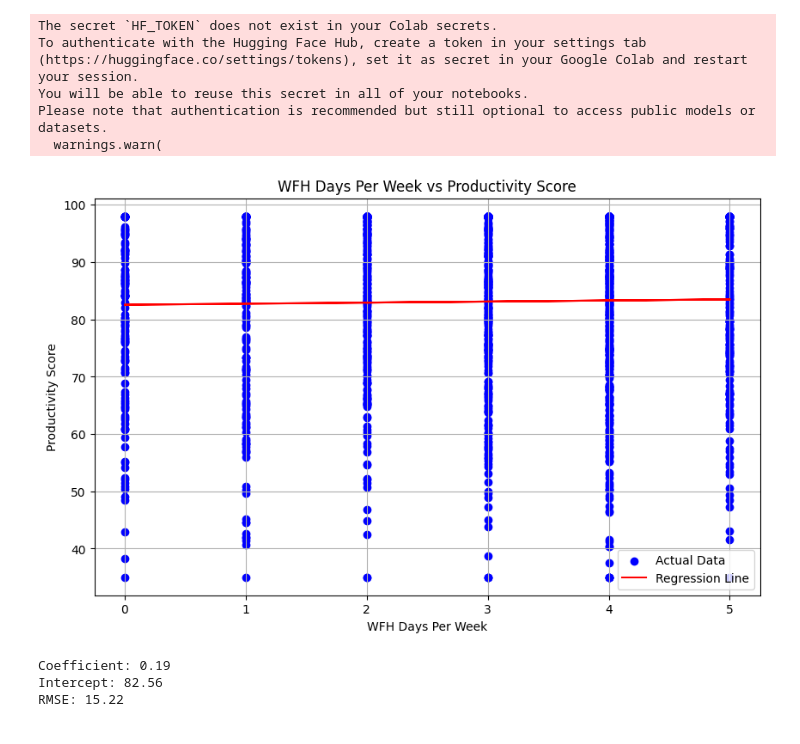
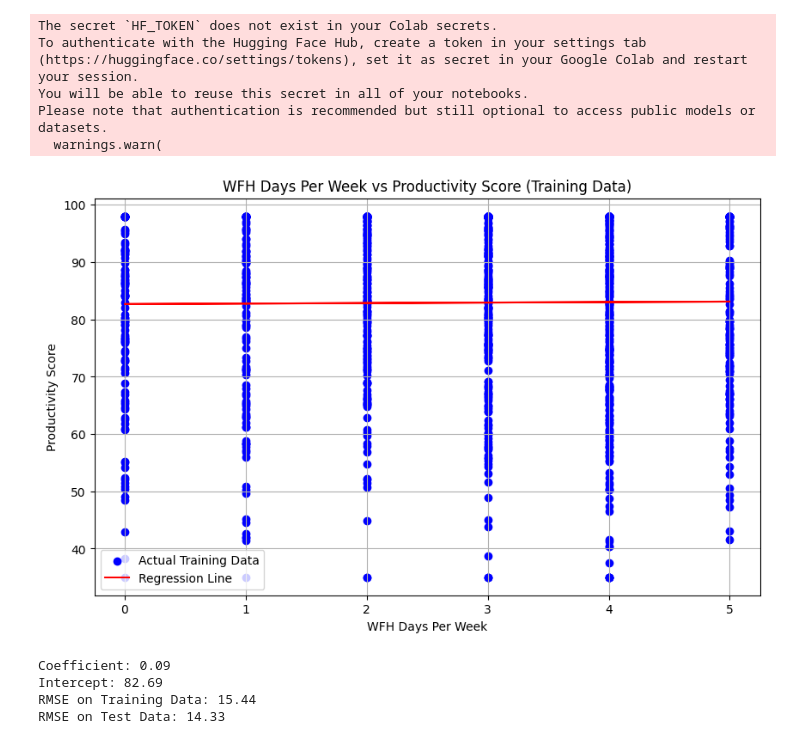
Before and after one commit to CS133-DataVisualization/term-project-couch-potatoes-group-5, a Jupyter notebook: linear_regression.ipynb, the cells around one changed output. Saved outputs shown, nothing was run; the diff lists cells and outputs as text; code cells hidden in the pictures.

```diff
--- a/linear_regression.ipynb
+++ b/linear_regression.ipynb
@@ -2,8 +2,14 @@
 import pandas as pd
 import seaborn as sns
 import matplotlib.pyplot as plt
+from sklearn.model_selection import train_test_split
 
 og_df = pd.read_csv("hf://datasets/nprak26/remote-worker-productivity/remote_work_productivity.csv")
+
+X_data = og_df[['WFH_Days_Per_Week']]
+y_data = og_df['Productivity_Score']
+
+X_train, X_test, y_train, y_test = train_test_split(X_data, y_data, test_size=0.2, random_state=42)
 # %% [output]
 The secret `HF_TOKEN` does not exist in your Colab secrets.
 To authenticate with the Hugging Face Hub, create a token in your settings tab (https://huggingface.co/settings/tokens), set it as secret in your Google Colab and restart your session.
@@ -13,36 +19,46 @@ Please note that authentication is recommended but still optional to access publ
 # %%
 import numpy as np
 from sklearn.linear_model import LinearRegression
 import matplotlib.pyplot as plt
 from sklearn.metrics import mean_squared_error
 
-X = og_df['WFH_Days_Per_Week'].values.reshape(-1, 1)
-y = og_df['Productivity_Score'].values
+X_train_reshaped = X_train.values.reshape(-1, 1)
+y_train_values = y_train.values
 
 model = LinearRegression()
 
-model.fit(X, y)
+model.fit(X_train_reshaped, y_train_values)
 
-y_pred = model.predict(X)
+y_pred_train = model.predict(X_train_reshaped)
 
 plt.figure(figsize=(10, 6))
-plt.scatter(X, y, color='blue', label='Actual Data')
-plt.plot(X, y_pred, color='red', label='Regression Line')
-plt.title('WFH Days Per Week vs Productivity Score')
+plt.scatter(X_train_reshaped, y_train_values, color='blue', label='Actual Training Data')
+plt.plot(X_train_reshaped, y_pred_train, color='red', label='Regression Line')
+plt.title('WFH Days Per Week vs Productivity Score (Training Data)')
 plt.xlabel('WFH Days Per Week')
 plt.ylabel('Productivity Score')
 plt.legend()
 plt.grid(True)
 plt.show()
 
 print(f"Coefficient: {model.coef_[0]:.2f}")
 print(f"Intercept: {model.intercept_:.2f}")
 
-mse = mean_squared_error(y, y_pred)
-rmse = np.sqrt(mse)
-print(f"RMSE: {rmse:.2f}")
+mse_train = mean_squared_error(y_train_values, y_pred_train)
+rmse_train = np.sqrt(mse_train)
+print(f"RMSE on Training Data: {rmse_train:.2f}")
+
+X_test_reshaped = X_test.values.reshape(-1, 1)
+y_test_values = y_test.values
+
+y_pred_test = model.predict(X_test_reshaped)
+
+mse_test = mean_squared_error(y_test_values, y_pred_test)
+rmse_test = np.sqrt(mse_test)
+print(f"RMSE on Test Data: {rmse_test:.2f}")
 # %% [output]
-[figure, old version]
+[figure, new version]
-Coefficient: 0.19
-Intercept: 82.56
-RMSE: 15.22
+Coefficient: 0.09
+Intercept: 82.69
+RMSE on Training Data: 15.44
+RMSE on Test Data: 14.33
```
